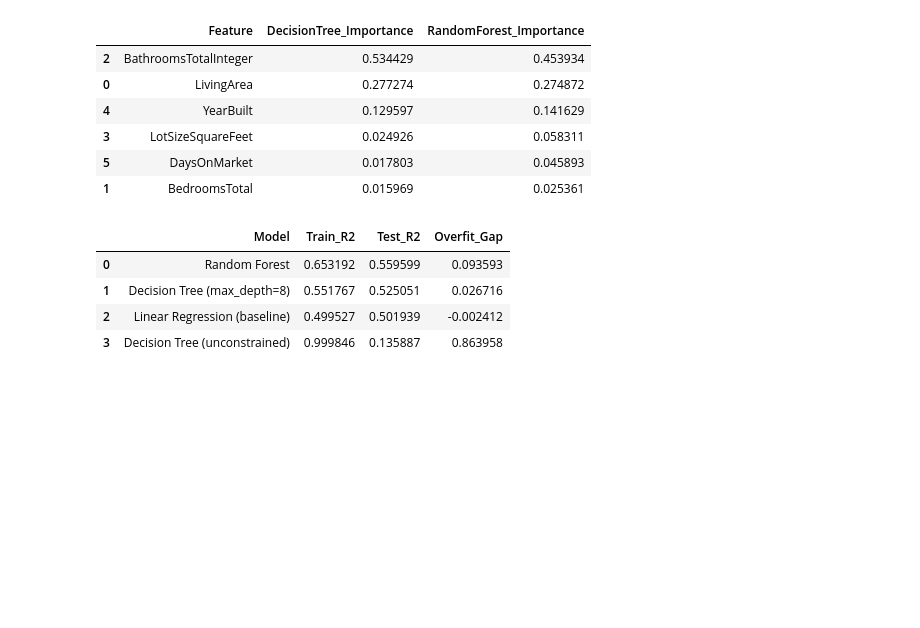
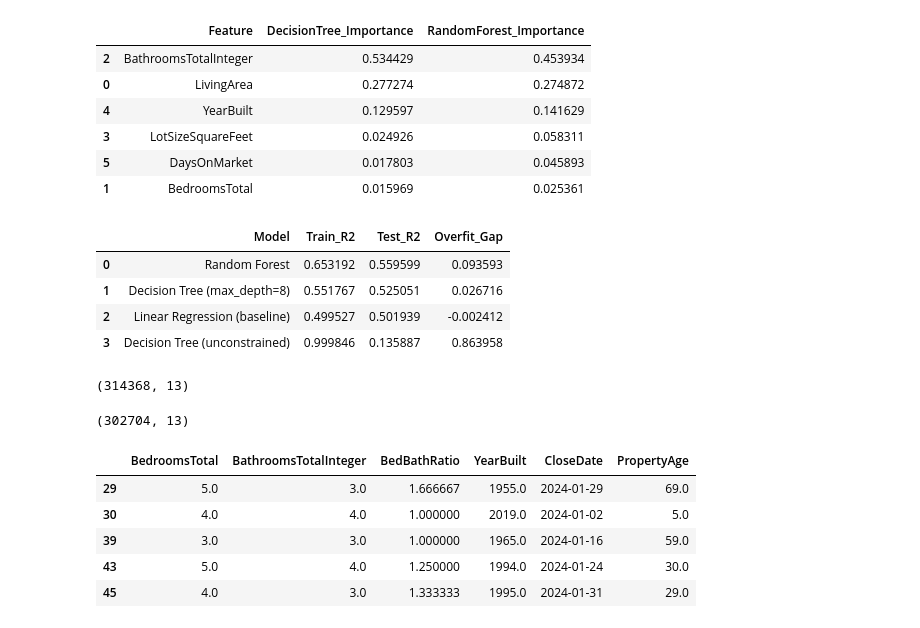
Before and after one commit to yunaxin/IDXExchange_DataScience, a Jupyter notebook: 04_model_comparison.ipynb, the cells around one changed output. Saved outputs shown, nothing was run; the diff lists cells and outputs as text; code cells hidden in the pictures; blank space fills up the shorter version.

Commit message:
week8 deliverables + fix week6

```diff
--- a/04_model_comparison.ipynb
+++ b/04_model_comparison.ipynb
@@ -160,0 +169,64 @@ comparison_df[["Model", "Train_R2", "Test_R2", "Overfit_Gap"]]
+# %%
+# Reload raw monthly files and repeat Week 3's filtering/feature selection, adding Latitude/Longitude for the spatial join
+files = sorted(glob.glob("data/CRMLSSold*.csv"))
+raw = pd.concat([pd.read_csv(f, low_memory=False) for f in files], ignore_index=True)
+
+raw = raw[
+    (raw["PropertyType"] == "Residential") &
+    (raw["PropertySubType"] == "SingleFamilyResidence")
+].copy()
+
+week6_features = [
+    "CloseDate", "ClosePrice", "LivingArea", "BedroomsTotal",
+    "BathroomsTotalInteger", "LotSizeSquareFeet", "City", "CountyOrParish",
+    "YearBuilt", "DaysOnMarket", "Latitude", "Longitude",
+]
+df6 = raw[week6_features].copy()
+df6["CloseDate"] = pd.to_datetime(df6["CloseDate"], errors="coerce")
+df6["CloseMonth"] = df6["CloseDate"].dt.to_period("M").astype(str)
+
+print(df6.shape)
+# %% [output]
+(314368, 13)
+# %%
+# Same missing-value handling and outlier clipping as Week 3, now also requiring valid coordinates
+df6 = df6.dropna(subset=["ClosePrice", "CloseDate", "Latitude", "Longitude"])
+
+num_cols6 = ["LivingArea", "BedroomsTotal", "BathroomsTotalInteger", "LotSizeSquareFeet", "YearBuilt", "DaysOnMarket"]
+cat_cols6 = ["City", "CountyOrParish"]
+
+for col in num_cols6:
+    df6[col] = df6[col].fillna(df6[col].median())
+for col in cat_cols6:
+    df6[col] = df6[col].fillna("Unknown")
+
+df6 = df6[
+    (df6["ClosePrice"] > 0) & (df6["LivingArea"] > 0) &
+    (df6["BedroomsTotal"] > 0) & (df6["BathroomsTotalInteger"] > 0) &
+    (df6["LotSizeSquareFeet"] > 0)
+].copy()
+
+def iqr_clip(series, k=3.0):
+    q1, q3 = series.quantile([0.25, 0.75])
+    iqr = q3 - q1
+    return series.clip(q1 - k * iqr, q3 + k * iqr)
+
+for col in ["ClosePrice", "LivingArea", "LotSizeSquareFeet"]:
+    df6[col] = iqr_clip(df6[col])
+
+print(df6.shape)
+# %% [output]
+(302704, 13)
+# %%
+# New engineered features: bedroom-to-bathroom ratio, and property age in years at time of sale
+df6["BedBathRatio"] = df6["BedroomsTotal"] / df6["BathroomsTotalInteger"]
+df6["PropertyAge"] = df6["CloseDate"].dt.year - df6["YearBuilt"]
+
+df6[["BedroomsTotal", "BathroomsTotalInteger", "BedBathRatio", "YearBuilt", "CloseDate", "PropertyAge"]].head()
+# %% [output]
+|  | BedroomsTotal | BathroomsTotalInteger | BedBathRatio | YearBuilt | CloseDate | PropertyAge |
+| 29 | 5.0 | 3.0 | 1.666667 | 1955.0 | 2024-01-29 | 69.0 |
+| 30 | 4.0 | 4.0 | 1.000000 | 2019.0 | 2024-01-02 | 5.0 |
+| 39 | 3.0 | 3.0 | 1.000000 | 1965.0 | 2024-01-16 | 59.0 |
+| 43 | 5.0 | 4.0 | 1.250000 | 1994.0 | 2024-01-24 | 30.0 |
+| 45 | 4.0 | 3.0 | 1.333333 | 1995.0 | 2024-01-31 | 29.0 |
```
Also changed, not shown: parts of 11 cells of this notebook, 1 other file.
